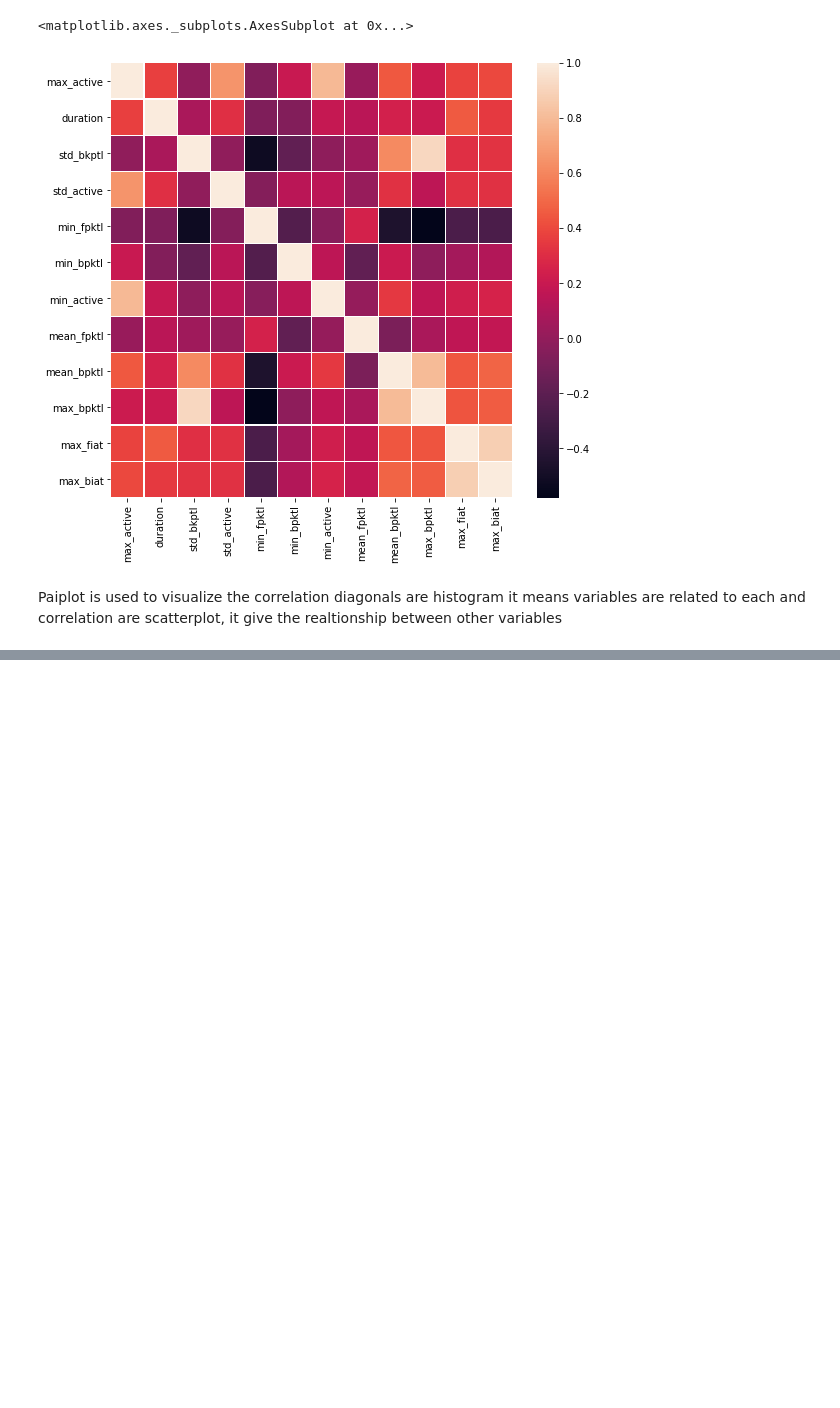
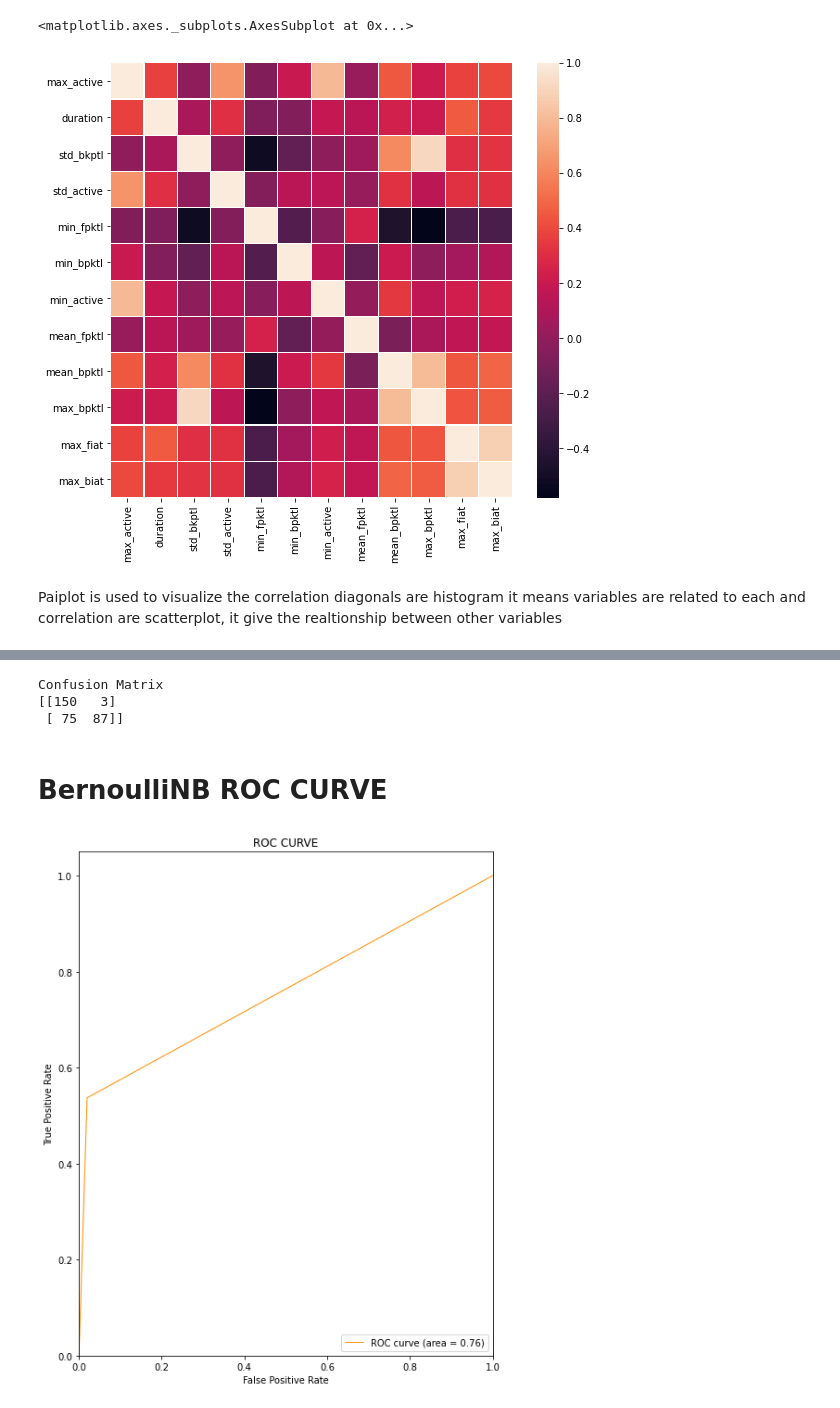
Before and after one commit to NSoni25/Botnet-Detection-Project, a Jupyter notebook: Botnet_Detection.ipynb, the cells around one changed output, grey strips where cells are left out. Saved outputs shown, nothing was run; the diff lists cells and outputs as text; code cells hidden in the pictures; blank space fills up the shorter version.

Commit message:
NaiveBase algorithm

```diff
--- a/Botnet_Detection.ipynb
+++ b/Botnet_Detection.ipynb
@@ -277,0 +323,7 @@ plt.show()
+# %%
+Features_train_new=Features_train_new.drop(columns=['srcip'])
+# %%
+from sklearn.model_selection import train_test_split
+X_train, X_test, y_train, y_test = train_test_split(Features_train_new, Class_label, test_size=0.30, random_state=100)
+
+X_train.shape,X_test.shape,y_train.shape,y_test.shape
@@ -277,0 +342,5 @@ plt.show()
+# %%
+from sklearn.naive_bayes import BernoulliNB
+Br=BernoulliNB()
+Br= Br.fit(X_train , y_train)
+Br
@@ -277,0 +349,3 @@ plt.show()
+# %%
+y_pred1 = Br.predict(X_test)
+print('Accuracy score= {:.2f}'.format(Br.score(X_test, y_test)))
@@ -277,0 +378,38 @@ plt.show()
+# %%
+print('Confusion Matrix')
+print(confusion_matrix(y_test, y_pred1))
+print('\n')
+# %% [output]
+Confusion Matrix
+[[150   3]
+ [ 75  87]]
+# %% [markdown]
+# BernoulliNB ROC CURVE
+# %%
+from sklearn.metrics import roc_curve, auc
+import matplotlib.pyplot as plt
+
+fpr, tpr, thresholds = roc_curve(y_test, y_pred1)
+
+roc_auc = auc(fpr, tpr)
+
+
+plt.figure()
+
+plt.plot(fpr, tpr, color='darkorange', lw=1, label='ROC curve (area = %0.2f)' % roc_auc)
+
+plt.xlim([0.0, 1.0])
+
+plt.ylim([0.0, 1.05])
+
+plt.xlabel('False Positive Rate')
+
+plt.ylabel('True Positive Rate')
+
+plt.title('ROC CURVE')
+
+plt.legend(loc="lower right")
+
+plt.show()
+# %% [output]
+[figure, added]
```
Also changed, not shown: parts of 24 cells of this notebook.
